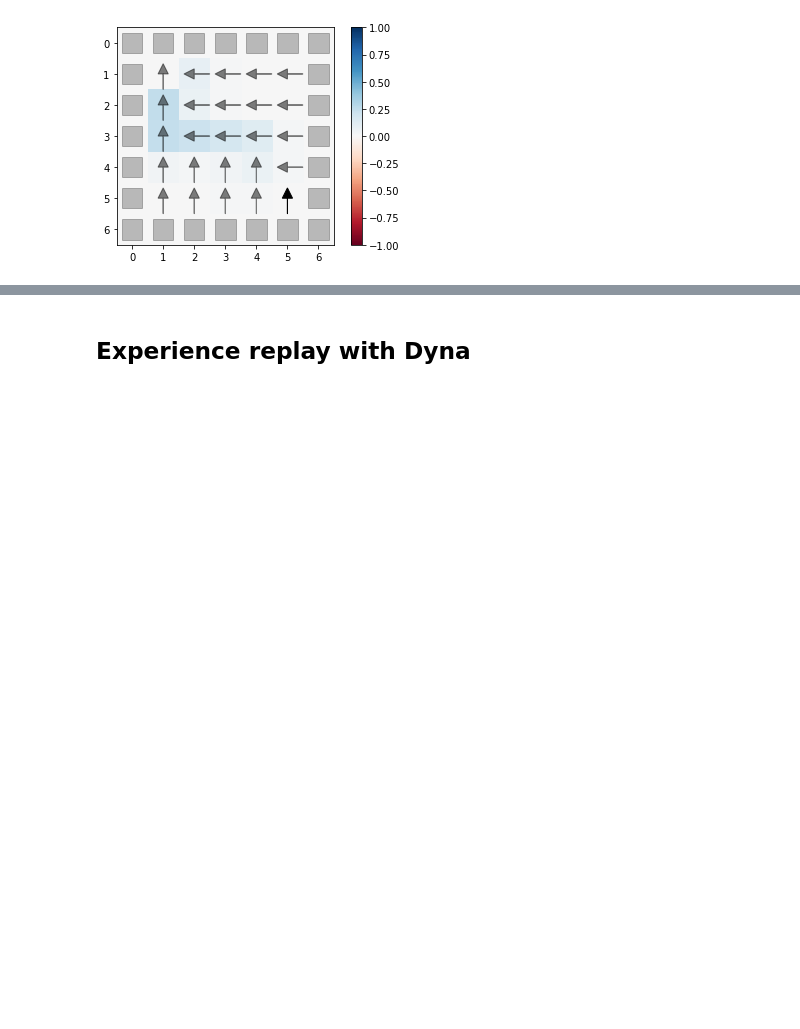
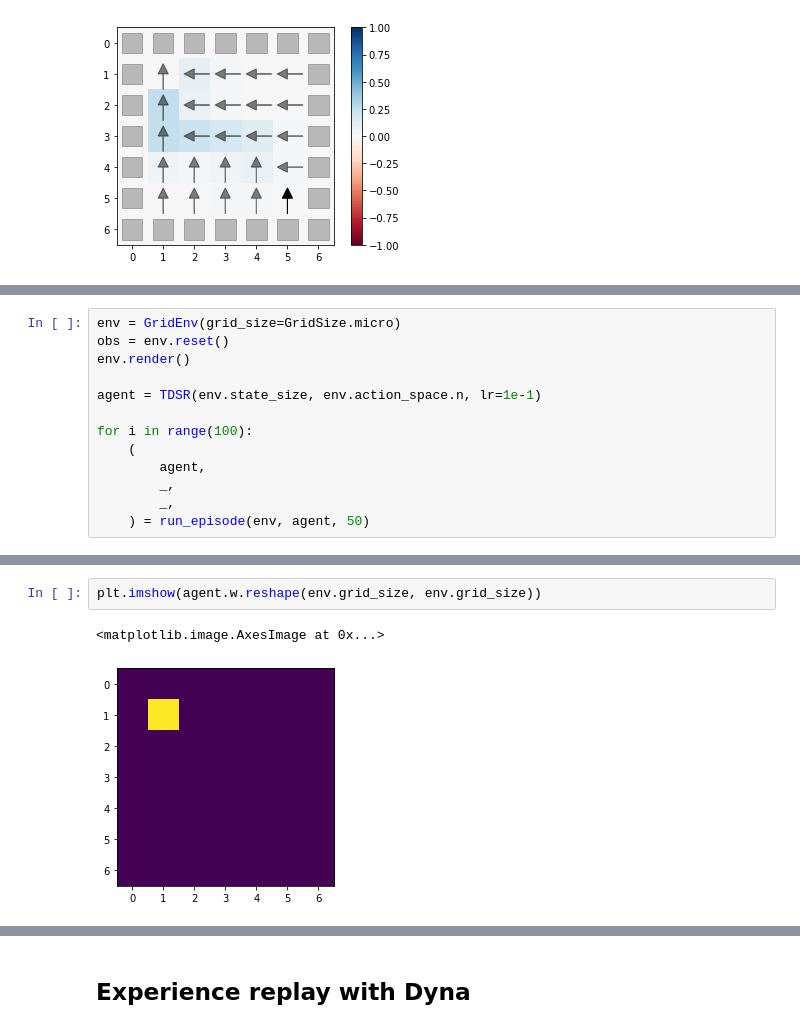
Before and after one commit to awjuliani/neuro-nav, a Jupyter notebook: notebooks/ccn_tutorial.ipynb, the cells around one changed output, grey strips where cells are left out. Drawn from its saved outputs; the diff is of its cells as text; blank space fills up the shorter version.

```diff
--- a/notebooks/ccn_tutorial.ipynb
+++ b/notebooks/ccn_tutorial.ipynb
@@ -217,0 +224,13 @@ plot_values_and_policy(agent, env, env.agent_start_pos)
+# %%
+env = GridEnv(grid_size=GridSize.micro)
+obs = env.reset()
+env.render()
+
+agent = TDSR(env.state_size, env.action_space.n, lr=1e-1)
+
+for i in range(100):
+    (
+        agent,
+        _,
+        _,
+    ) = run_episode(env, agent, 50)
@@ -217,0 +239,5 @@ plot_values_and_policy(agent, env, env.agent_start_pos)
+# %%
+plt.imshow(agent.w.reshape(env.grid_size, env.grid_size))
+# %% [output]
+<matplotlib.image.AxesImage at 0x...>
+[figure, added]
```
Also changed, not shown: parts of 9 cells of this notebook, 1 other file.
